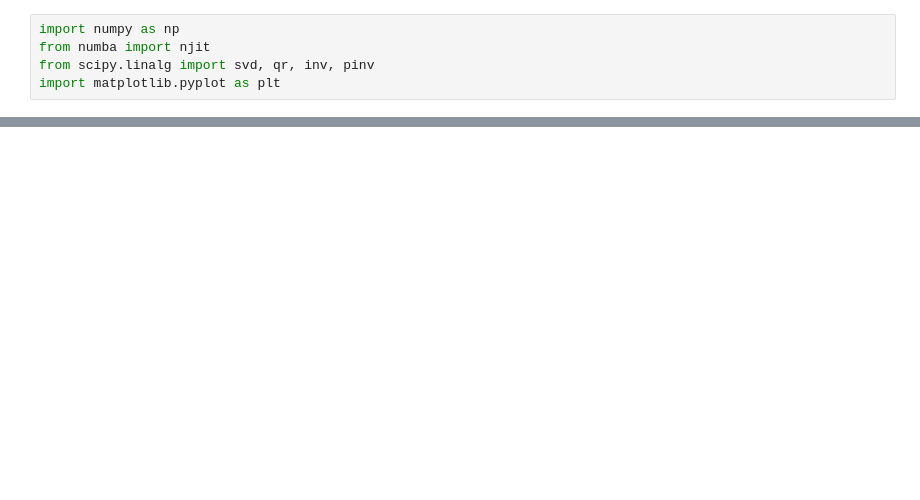
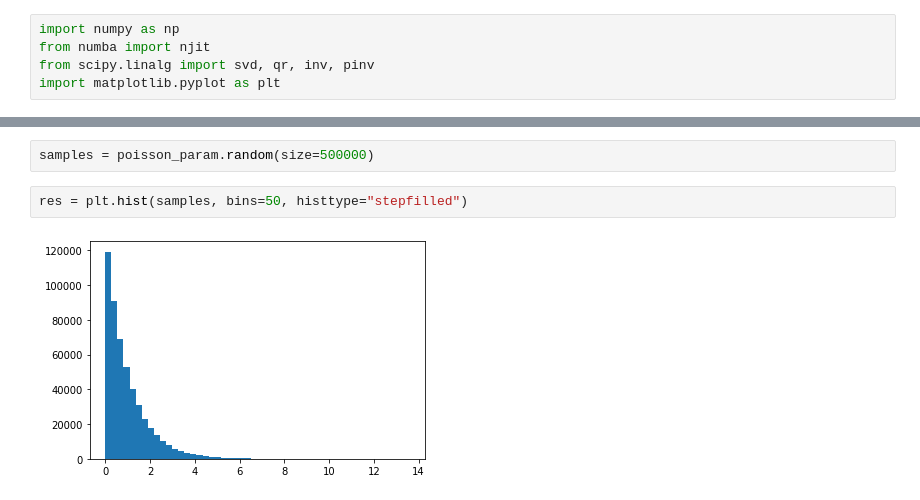
Before and after one commit to dmadea/Jupyter-Tutorials, a Jupyter notebook: MCMC/pymc3.ipynb, the cells around one changed output, grey strips where cells are left out. Cells and saved outputs as stored; diff of their text form; blank space fills up the shorter version.

```diff
--- a/MCMC/pymc3.ipynb
+++ b/MCMC/pymc3.ipynb
@@ -30,0 +116,6 @@ plt.plot(x, y, 'o')
+# %%
+samples = poisson_param.random(size=500000)
+# %%
+res = plt.hist(samples, bins=50, histtype="stepfilled")
+# %% [output]
+[figure, added]
```
Also changed, not shown: parts of 9 cells of this notebook.
